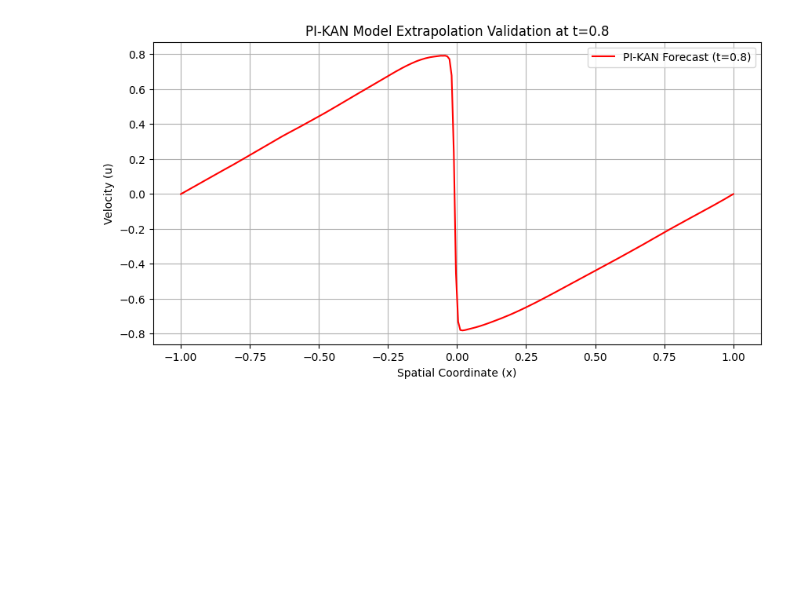
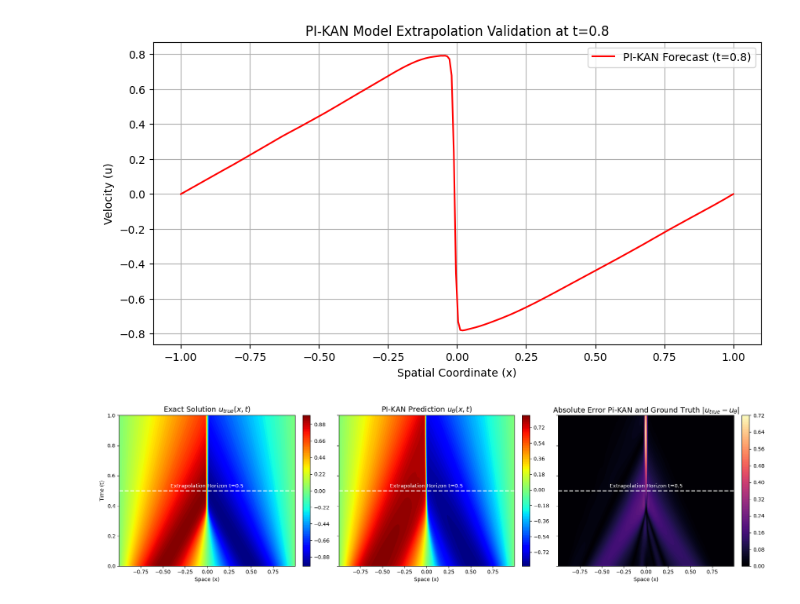
Before and after one commit to davidmscarin/pinns-thesis, a Jupyter notebook: burgers/burgers_physical_loss.ipynb, the cells around one changed output. Drawn from its saved outputs; the diff is of its cells as text; code cells hidden in the pictures; blank space fills up the shorter version.

```diff
--- a/burgers/burgers_physical_loss.ipynb
+++ b/burgers/burgers_physical_loss.ipynb
@@ -626,0 +694,4 @@ evaluate_kan(trained_kan, test_grid_size=256, history=kan_training_history)
+# %%
+visualize_results_kan(trained_kan)
+# %% [output]
+[figure, added]
```
Also changed, not shown: parts of 1 cell of this notebook, 3 other files.
